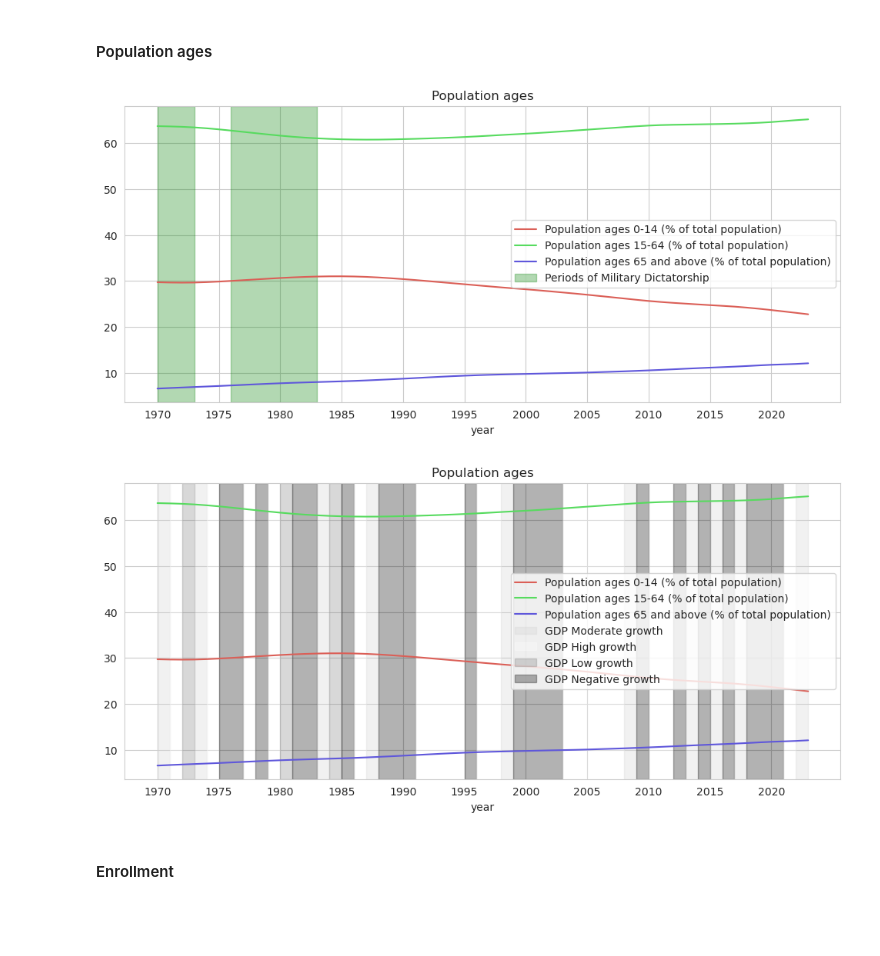
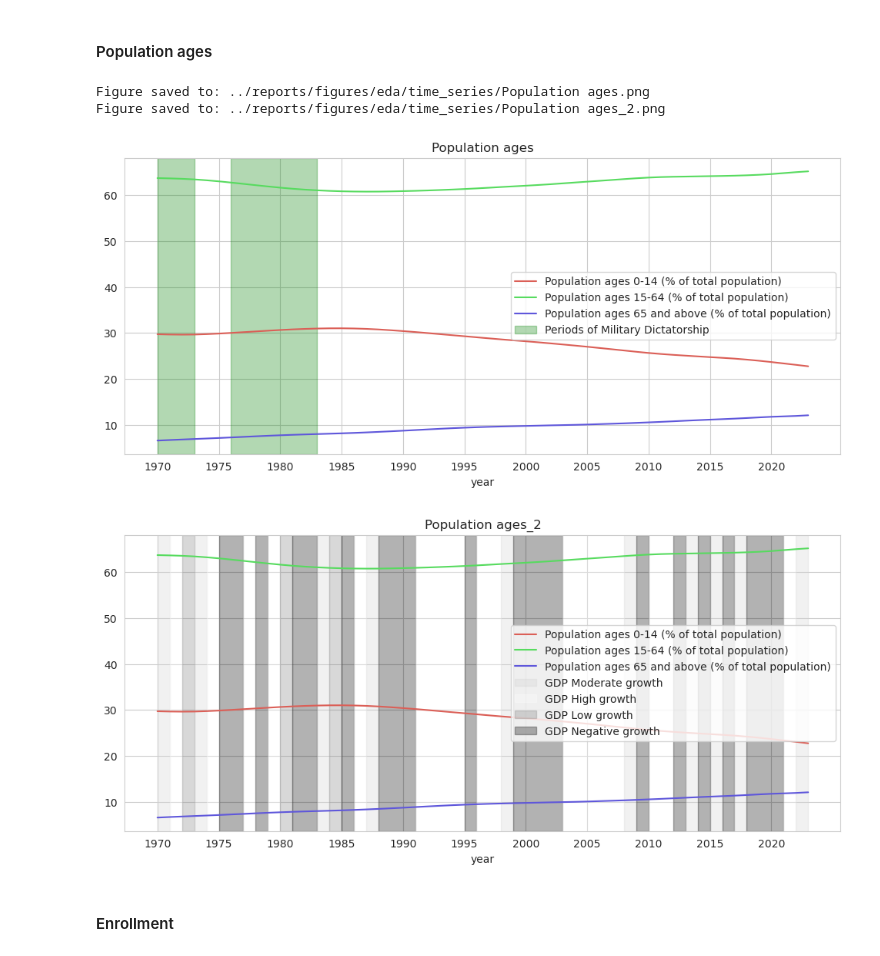
Before and after one commit to alejo-cuello/research-on-argentina, a Jupyter notebook: notebooks/0.1-alejo-explore_data.ipynb, the cells around one changed output. Cells and saved outputs as stored; diff of their text form; code cells hidden in the pictures; blank space fills up the shorter version.

Commit message:
Save figures of EDA

```diff
--- a/notebooks/0.1-alejo-explore_data.ipynb
+++ b/notebooks/0.1-alejo-explore_data.ipynb
@@ -884,15 +893,17 @@ Text(0.5, 1.0, 'Correlation between numerical variables')
 # %%
 plot_labels = [
     get_indicator_name("sp_pop_0014_to_zs",True),
     get_indicator_name("sp_pop_1564_to_zs",True),
     get_indicator_name("sp_pop_65_up_to_zs",True)
 ]
 
-time_series(arg_di_df_best_cases, x='year', y=["sp_pop_0014_to_zs","sp_pop_1564_to_zs","sp_pop_65_up_to_zs"], plot_labels=plot_labels, title="Population ages")
-time_series(arg_di_df_best_cases, x='year', y=["sp_pop_0014_to_zs","sp_pop_1564_to_zs","sp_pop_65_up_to_zs"], plot_labels=plot_labels, background_colors="gdp_growth", title="Population ages")
+time_series(arg_di_df_best_cases, x='year', y=["sp_pop_0014_to_zs","sp_pop_1564_to_zs","sp_pop_65_up_to_zs"], plot_labels=plot_labels, title="Population ages", is_save_figure=True)
+time_series(arg_di_df_best_cases, x='year', y=["sp_pop_0014_to_zs","sp_pop_1564_to_zs","sp_pop_65_up_to_zs"], plot_labels=plot_labels, background_colors="gdp_growth", title="Population ages"+"_2", is_save_figure=True)
 # %% [output]
+Figure saved to: ../reports/figures/eda/time_series/Population ages.png
+Figure saved to: ../reports/figures/eda/time_series/Population ages_2.png
 [figure]
-[figure, old version]
+[figure, new version]
 # %% [markdown]
 #### Enrollment
 # %%
```
Also changed, not shown: parts of 18 cells of this notebook, 2 other files.
